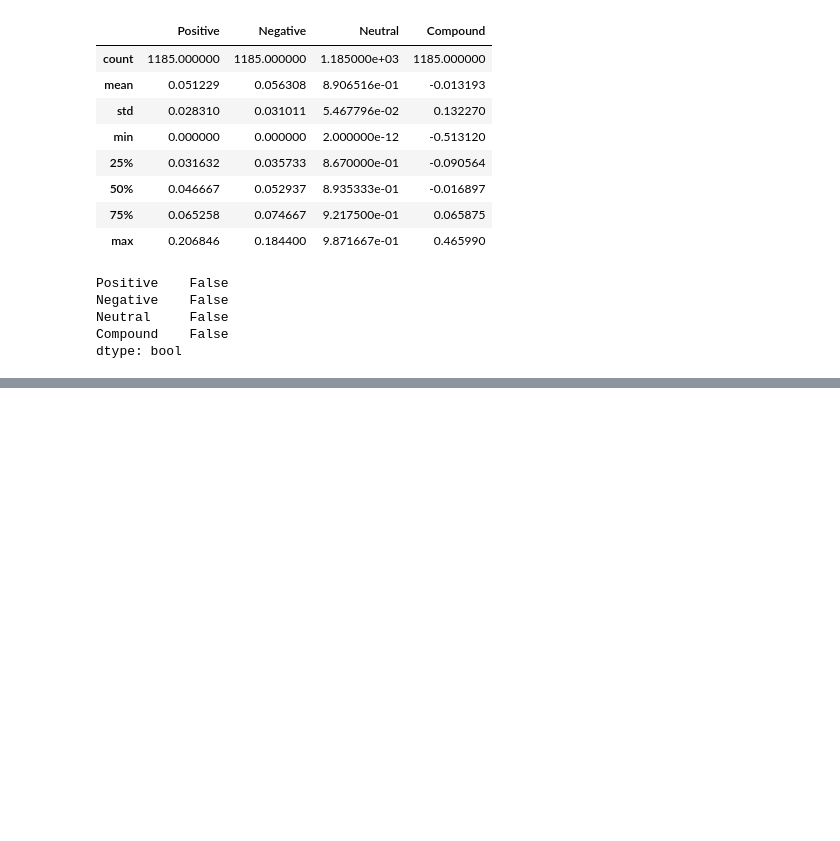
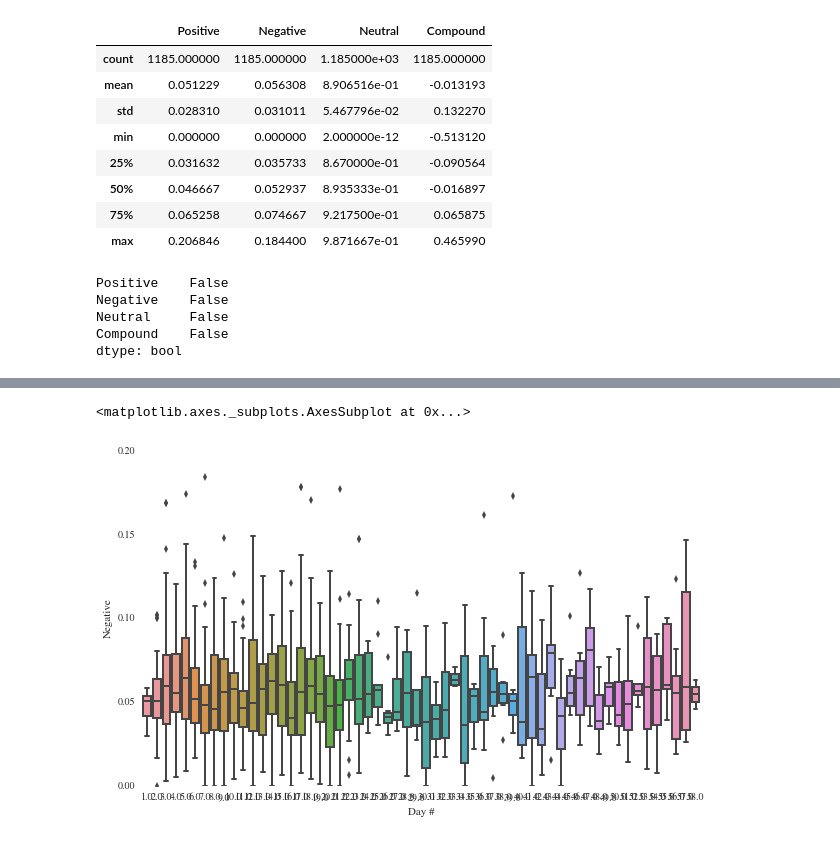
Before and after one commit to 4m4n5/News-Sentiment-Analysis, a Jupyter notebook: extract_sentiment.ipynb, the cells around one changed output, grey strips where cells are left out. Cells and saved outputs as stored; diff of their text form; code cells hidden in the pictures; blank space fills up the shorter version.

```diff
--- a/extract_sentiment.ipynb
+++ b/extract_sentiment.ipynb
@@ -98,0 +145,5 @@ final_data.to_csv('articles_with_sentiment_score.csv', encoding='utf-8')
+# %%
+sns.boxplot(y=final_data['Negative'], x=final_data['Day #'])
+# %% [output]
+<matplotlib.axes._subplots.AxesSubplot at 0x...>
+[figure, added]
```
Also changed, not shown: parts of 2 cells of this notebook.
